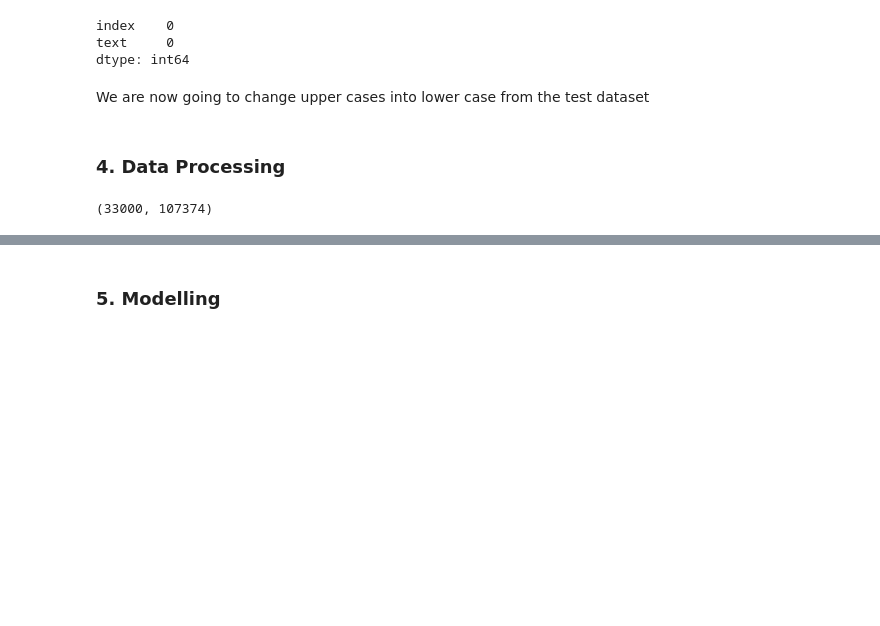
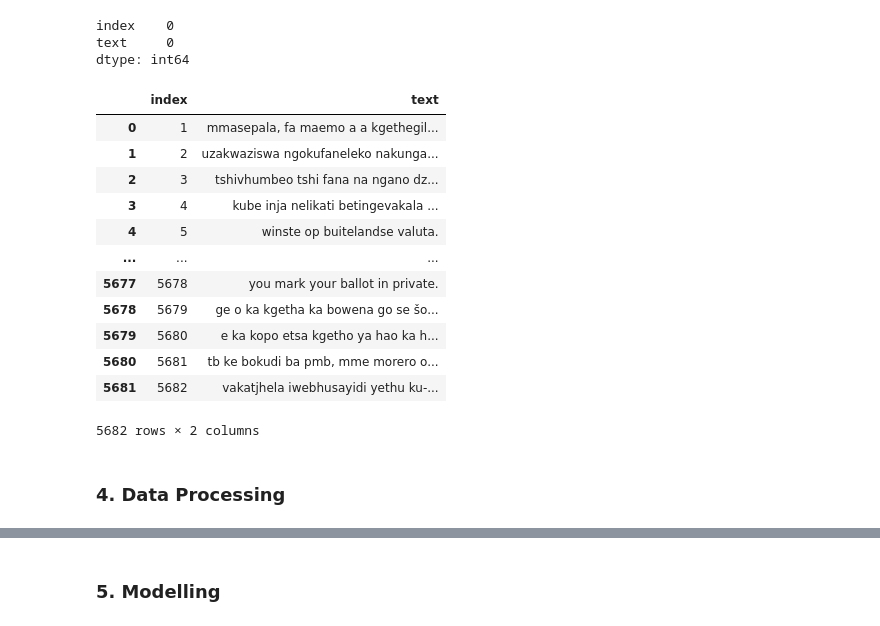
Before and after one commit to lnjoctrey/South-African-Language-Identification, a Jupyter notebook: South_African_Languages_Identification.ipynb, the cells around one changed output, grey strips where cells are left out. Drawn from its saved outputs; the diff is of its cells as text; code cells hidden in the pictures; blank space fills up the shorter version.

```diff
--- a/South_African_Languages_Identification.ipynb
+++ b/South_African_Languages_Identification.ipynb
@@ -200,8 +217,22 @@ df_test.isnull().sum()
 index    0
 text     0
 dtype: int64
-# %% [markdown]
-We are now going to change upper cases into lower case from the test dataset
+# %%
+df_test.apply(lambda x: x.astype(str).str.lower())
+# %% [output]
+|  | index | text |
+| 0 | 1 | mmasepala, fa maemo a a kgethegil... |
+| 1 | 2 | uzakwaziswa ngokufaneleko nakunga... |
+| 2 | 3 | tshivhumbeo tshi fana na ngano dz... |
+| 3 | 4 | kube inja nelikati betingevakala ... |
+| 4 | 5 | winste op buitelandse valuta. |
+| ... | ... | ... |
+| 5677 | 5678 | you mark your ballot in private. |
+| 5678 | 5679 | ge o ka kgetha ka bowena go se šo... |
+| 5679 | 5680 | e ka kopo etsa kgetho ya hao ka h... |
+| 5680 | 5681 | tb ke bokudi ba pmb, mme morero o... |
+| 5681 | 5682 | vakatjhela iwebhusayidi yethu ku-... |
+5682 rows × 2 columns
 # %% [markdown]
 ### 4. Data Processing
 # %%
@@ -228,7 +241,0 @@ for text in X:
-# %%
-from sklearn.feature_extraction.text import CountVectorizer
-cv = CountVectorizer()
-X = cv.fit_transform(df_train_list)
-X.shape # (10337, 39419)
-# %% [output]
-(33000, 107374)
```
Also changed, not shown: parts of 19 cells of this notebook, 1 other file.
